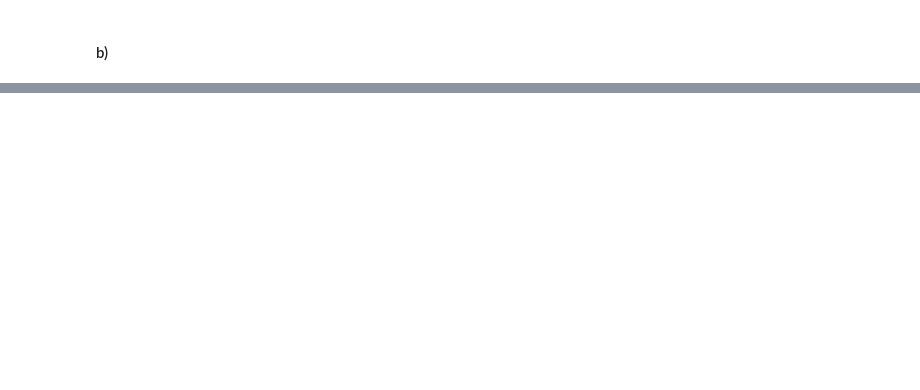
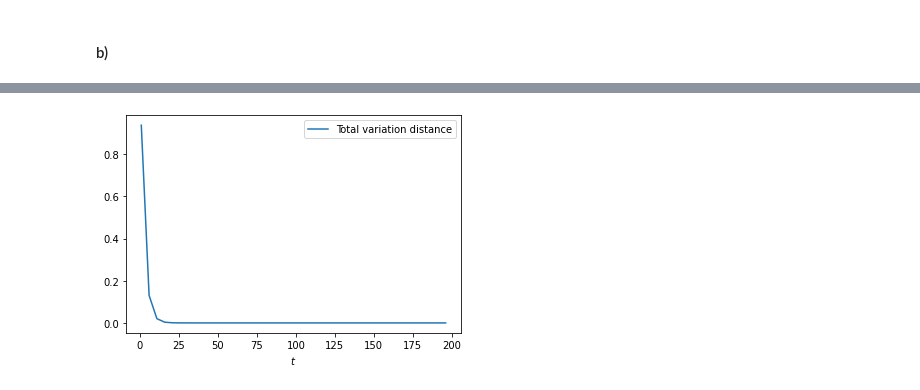
Before and after one commit to TreeMage/sna-exercises, a Jupyter notebook: sheet08.ipynb, the cells around one changed output, grey strips where cells are left out. Cells and saved outputs as stored; diff of their text form; code cells hidden in the pictures; blank space fills up the shorter version.

```diff
--- a/sheet08.ipynb
+++ b/sheet08.ipynb
@@ -137,0 +173,5 @@ def compare(net: pp.Network, ts: np.ndarray, num_random_dists: int):
+# %%
+# Microstate with p = 1
+plot(microstates[2], ts, num_random_dists, pis[2])
+# %% [output]
+[figure, added]
```
Also changed, not shown: parts of 10 cells of this notebook.
